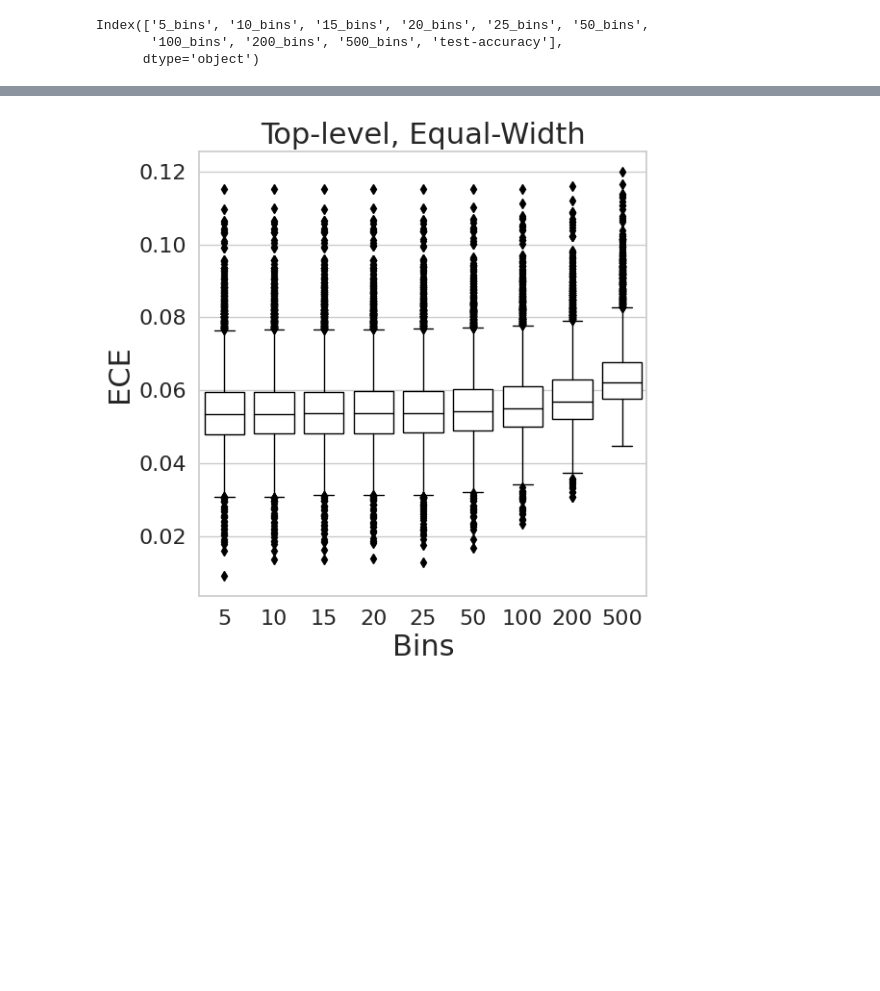
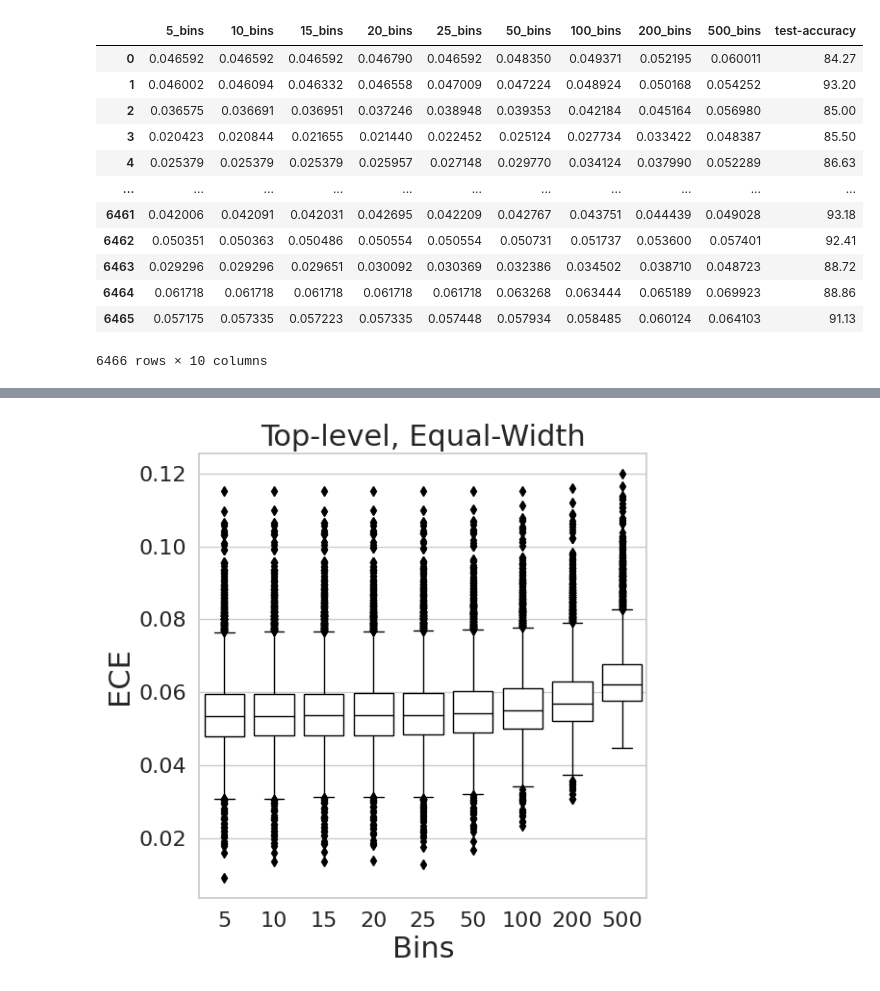
Before and after one commit to johnnyzyn/project_calibration, a Jupyter notebook: graphing.ipynb, the cells around one changed output, grey strips where cells are left out. Drawn from its saved outputs; the diff is of its cells as text; code cells hidden in the pictures; blank space fills up the shorter version.

```diff
--- a/graphing.ipynb
+++ b/graphing.ipynb
@@ -25,24 +77,3 @@ pd.set_option('display.max_colwidth', 1000)
 title_font_size = 22
 axis_label_font_size = 22
 tick_label_font_size = 16
-# %%
-import pandas as pd
-
-
-kernal_df = pd.DataFrame(columns=['KSCE', 'KDECE', 'MMCE', 'test-accuracy'])
-
-for index, row in df.iterrows():
-    ksce_data = eval(row['KSCE'])
-    kdece_data = eval(row['KDECE'])
-    mmce_data = eval(row['MMCE'])
-
-    bins_data = {
-        'KSCE': ksce_data['result'],
-        'KDECE': kdece_data['result'],
-        'MMCE': mmce_data['result'],
-        'test-accuracy': row['info']*100
-    }
-
-    # Create a DataFrame from the extracted data and concatenate it to the new DataFrame
-    data_to_append = pd.DataFrame([bins_data])
-    kernal_df = pd.concat([kernal_df, data_to_append], ignore_index=True)
@@ -137,6 +126,16 @@ plot_df = ece_df
 # %%
-plot_df.columns
+plot_df
 # %% [output]
+|  | 5_bins | 10_bins | 15_bins | 20_bins | 25_bins | 50_bins | 100_bins | 200_bins | 500_bins | test-accuracy |
+| 0 | 0.046592 | 0.046592 | 0.046592 | 0.046790 | 0.046592 | 0.048350 | 0.049371 | 0.052195 | 0.060011 | 84.27 |
+| 1 | 0.046002 | 0.046094 | 0.046332 | 0.046558 | 0.047009 | 0.047224 | 0.048924 | 0.050168 | 0.054252 | 93.20 |
+| 2 | 0.036575 | 0.036691 | 0.036951 | 0.037246 | 0.038948 | 0.039353 | 0.042184 | 0.045164 | 0.056980 | 85.00 |
+| 3 | 0.020423 | 0.020844 | 0.021655 | 0.021440 | 0.022452 | 0.025124 | 0.027734 | 0.033422 | 0.048387 | 85.50 |
+| 4 | 0.025379 | 0.025379 | 0.025379 | 0.025957 | 0.027148 | 0.029770 | 0.034124 | 0.037990 | 0.052289 | 86.63 |
+| ... | ... | ... | ... | ... | ... | ... | ... | ... | ... | ... |
+| 6461 | 0.042006 | 0.042091 | 0.042031 | 0.042695 | 0.042209 | 0.042767 | 0.043751 | 0.044439 | 0.049028 | 93.18 |
+| 6462 | 0.050351 | 0.050363 | 0.050486 | 0.050554 | 0.050554 | 0.050731 | 0.051737 | 0.053600 | 0.057401 | 92.41 |
+| 6463 | 0.029296 | 0.029296 | 0.029651 | 0.030092 | 0.030369 | 0.032386 | 0.034502 | 0.038710 | 0.048723 | 88.72 |
+| 6464 | 0.061718 | 0.061718 | 0.061718 | 0.061718 | 0.061718 | 0.063268 | 0.063444 | 0.065189 | 0.069923 | 88.86 |
+| 6465 | 0.057175 | 0.057335 | 0.057223 | 0.057335 | 0.057448 | 0.057934 | 0.058485 | 0.060124 | 0.064103 | 91.13 |
-Index(['5_bins', '10_bins', '15_bins', '20_bins', '25_bins', '50_bins',
-       '100_bins', '200_bins', '500_bins', 'test-accuracy'],
-      dtype='object')
+6466 rows × 10 columns
```
Also changed, not shown: parts of 17 cells of this notebook, 3 other files.
